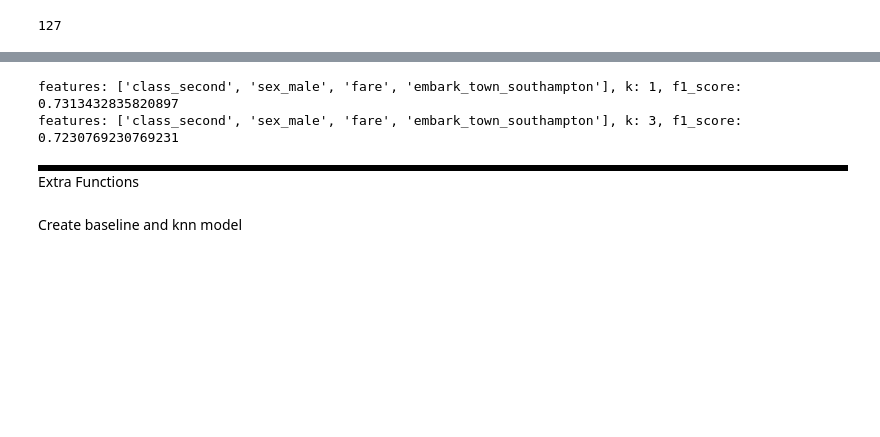
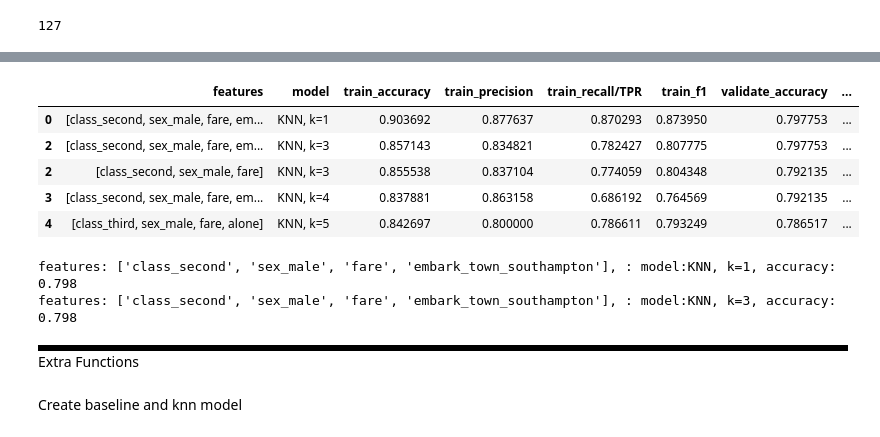
Before and after one commit to martin-reyes/5_classification-exercises, a Jupyter notebook: knn_model.ipynb, the cells around one changed output, grey strips where cells are left out. Cells and saved outputs as stored; diff of their text form; code cells hidden in the pictures; blank space fills up the shorter version.

```diff
--- a/knn_model.ipynb
+++ b/knn_model.ipynb
@@ -323,7 +317,7 @@ def run_knn_model(train, validate, target, model_columns, k_range=range(1,21)):
 
             output = {
                 'features': features,
-                'model': f'k, k={k}',
+                'model': f'KNN, k={k}',
                 'train_accuracy': metrics.accuracy_score(y_train, y_pred_train),
                 'train_precision': metrics.precision_score(y_train, y_pred_train),
                 'train_recall/TPR': metrics.recall_score(y_train, y_pred_train),
@@ -346,15 +340,22 @@ def run_knn_model(train, validate, target, model_columns, k_range=range(1,21)):
 # %%
 scores_df = run_knn_model(train, validate, 'survived', strong_model_columns)
 # %%
-best_models = scores_df.sort_values(by='validate_f1', ascending=False).head(2)
+best_models = scores_df.sort_values(by='validate_accuracy', ascending=False).head(5)
 best_models
+# %% [output]
+|  | features | model | train_accuracy | train_precision | train_recall/TPR | train_f1 | validate_accuracy | ... |
+| 0 | [class_second, sex_male, fare, em... | KNN, k=1 | 0.903692 | 0.877637 | 0.870293 | 0.873950 | 0.797753 | ... |
+| 2 | [class_second, sex_male, fare, em... | KNN, k=3 | 0.857143 | 0.834821 | 0.782427 | 0.807775 | 0.797753 | ... |
+| 2 | [class_second, sex_male, fare] | KNN, k=3 | 0.855538 | 0.837104 | 0.774059 | 0.804348 | 0.792135 | ... |
+| 3 | [class_second, sex_male, fare, em... | KNN, k=4 | 0.837881 | 0.863158 | 0.686192 | 0.764569 | 0.792135 | ... |
+| 4 | [class_third, sex_male, fare, alone] | KNN, k=5 | 0.842697 | 0.800000 | 0.786611 | 0.793249 | 0.786517 | ... |
 # %%
 for i in range(2):
     row = best_models.iloc[i]
-    print(f'''features: {row['features']}, k: {row['k']}, f1_score: {row['validate_f1']}''')
+    print(f'''features: {row['features']}, : model:{row['model']}, accuracy: {round(row['validate_accuracy'], 3)}''')
 # %% [output]
-features: ['class_second', 'sex_male', 'fare', 'embark_town_southampton'], k: 1, f1_score: 0.7313432835820897
-features: ['class_second', 'sex_male', 'fare', 'embark_town_southampton'], k: 3, f1_score: 0.7230769230769231
+features: ['class_second', 'sex_male', 'fare', 'embark_town_southampton'], : model:KNN, k=1, accuracy: 0.798
+features: ['class_second', 'sex_male', 'fare', 'embark_town_southampton'], : model:KNN, k=3, accuracy: 0.798
 # %% [markdown]
 <div style="border: 3px solid black;"></div>
 
```
Also changed, not shown: parts of 6 cells of this notebook, 3 other files.
